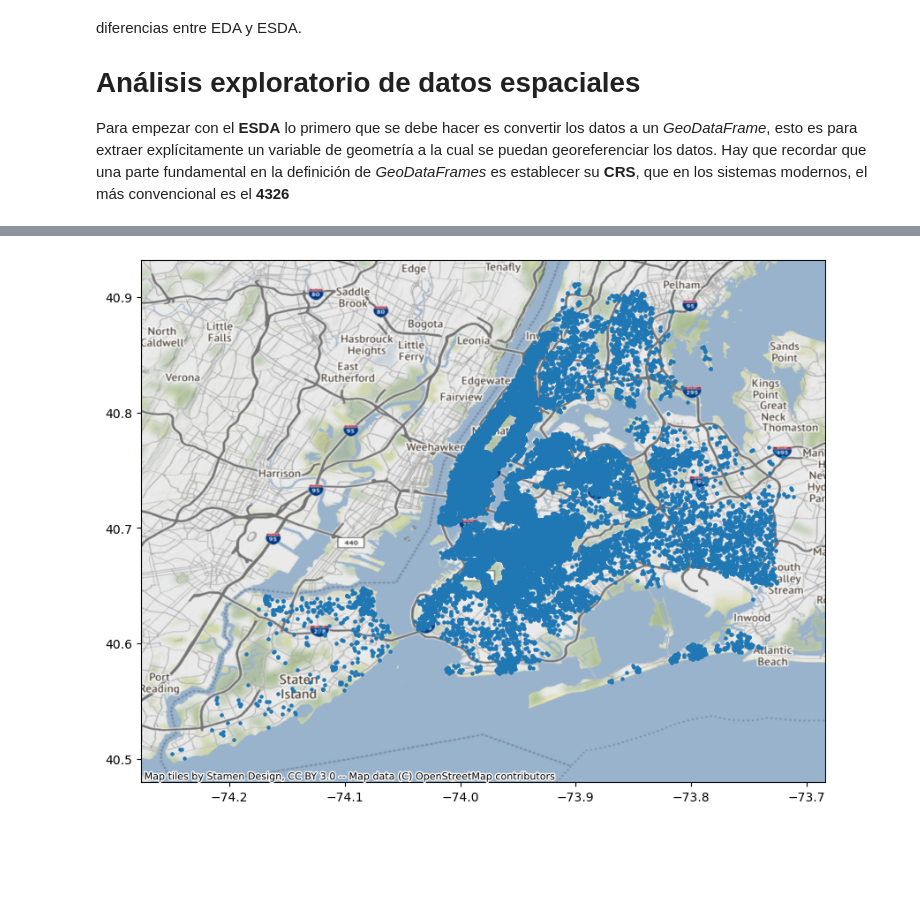
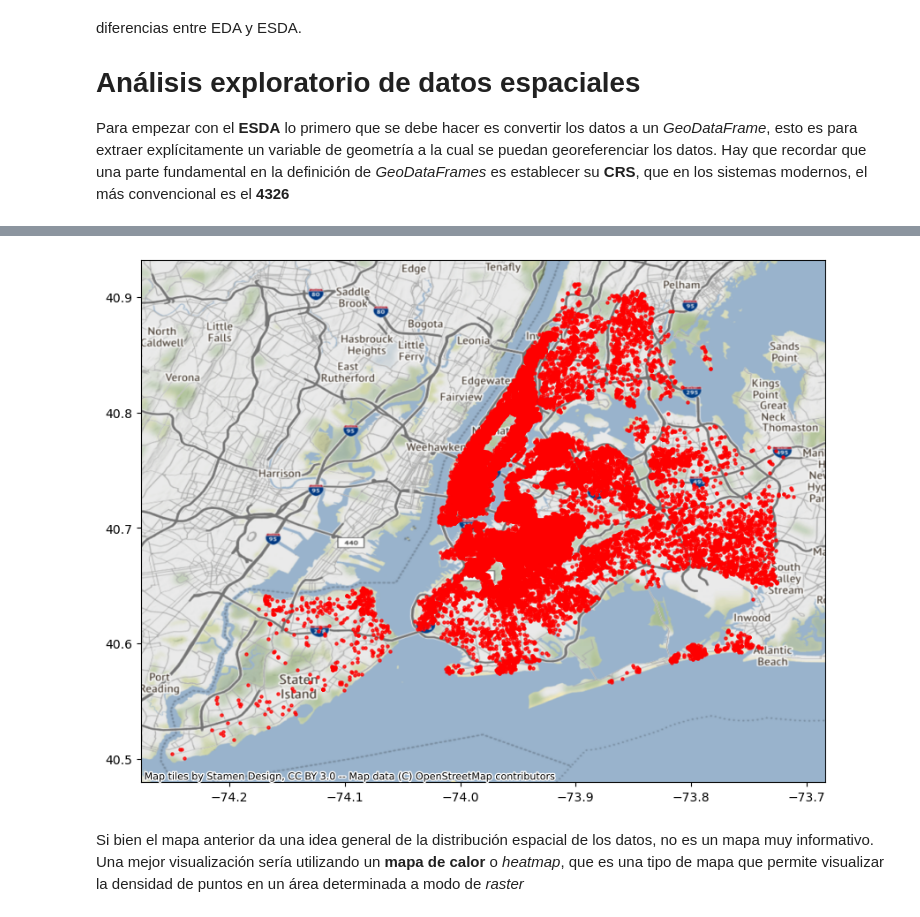
Before and after one commit to CAMM961001/geospatial_data_science, a Jupyter notebook: Chapter05/data_visualization.ipynb, the cells around one changed output, grey strips where cells are left out. Saved outputs shown, nothing was run; the diff lists cells and outputs as text; code cells hidden in the pictures; blank space fills up the shorter version.

Commit message:
Primer mapa

```diff
--- a/Chapter05/data_visualization.ipynb
+++ b/Chapter05/data_visualization.ipynb
@@ -212,16 +221,22 @@ listings_sub_gpd = gpd.GeoDataFrame(
 # %%
 # Especificaciones de figura
 fig, ax = plt.subplots(figsize=(10,10))
 
 # Elementos de visualización
-listings_sub_gpd.plot(markersize=5, ax=ax)
+listings_sub_gpd.plot(
+    color='red'
+    ,alpha=0.75
+    ,markersize=5
+    ,ax=ax)
 
 # Agregar mapa base
 contextily.add_basemap(
     ax=ax,
     crs=listings_sub_gpd.crs)
 # %% [output]
-[figure, old version]
+[figure, new version]
+# %% [markdown]
+Si bien el mapa anterior da una idea general de la distribución espacial de los datos, no es un mapa muy informativo. Una mejor visualización sería utilizando un **mapa de calor** o _heatmap_, que es una tipo de mapa que permite visualizar la densidad de puntos en un área determinada a modo de _raster_
 # %%
 # Reading in the New York Census Tracts
 NY_tracts_path = "https://www2.census.gov/geo/tiger/TIGER2021/TRACT/tl_2021_36_tract.zip"
```
Also changed, not shown: parts of 1 cell of this notebook.
